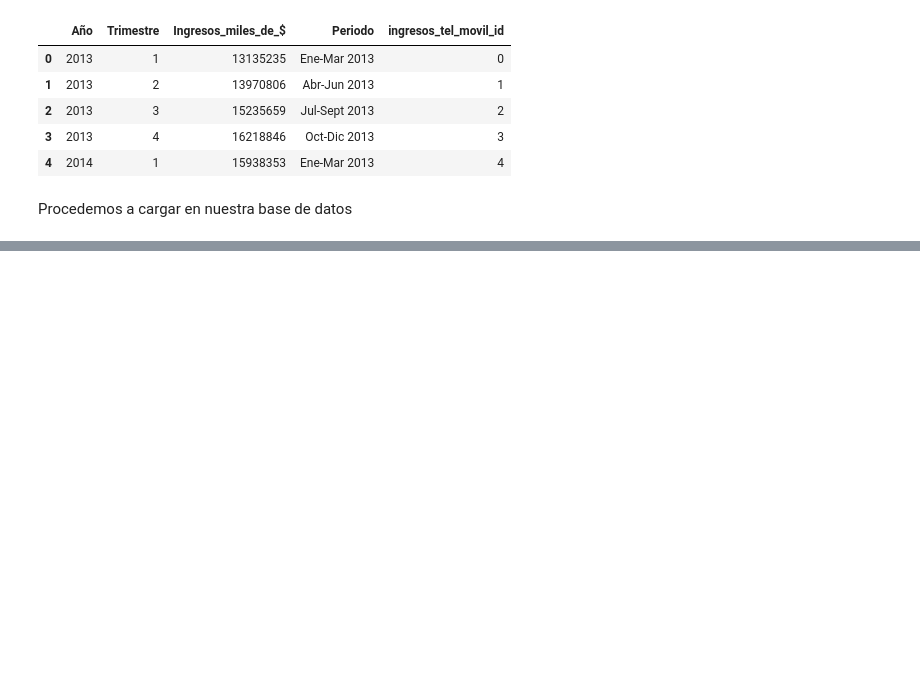
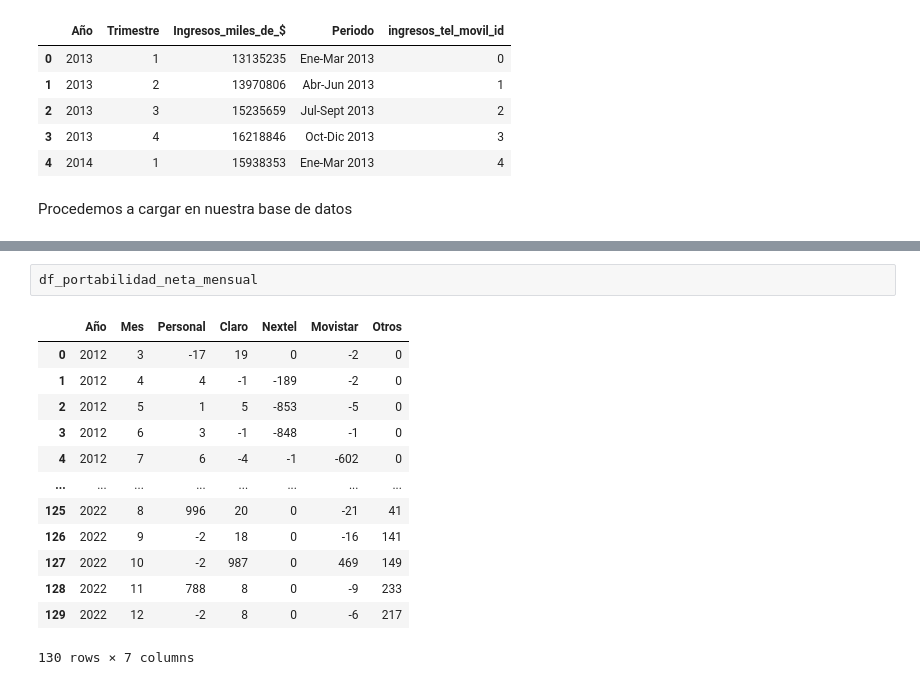
Before and after one commit to freddyv1828/Telecomunicaciones, a Jupyter notebook: Notebooks/Etl_tel_movil.ipynb, the cells around one changed output, grey strips where cells are left out. Drawn from its saved outputs; the diff is of its cells as text; blank space fills up the shorter version.

```diff
--- a/Notebooks/Etl_tel_movil.ipynb
+++ b/Notebooks/Etl_tel_movil.ipynb
@@ -61,0 +81,16 @@ df_ingresos_tl_movil.to_sql("ingreso_telefonia_movil", con=conexion_bd.engine, i
+# %%
+df_portabilidad_neta_mensual
+# %% [output]
+|  | Año | Mes | Personal | Claro | Nextel | Movistar | Otros |
+| 0 | 2012 | 3 | -17 | 19 | 0 | -2 | 0 |
+| 1 | 2012 | 4 | 4 | -1 | -189 | -2 | 0 |
+| 2 | 2012 | 5 | 1 | 5 | -853 | -5 | 0 |
+| 3 | 2012 | 6 | 3 | -1 | -848 | -1 | 0 |
+| 4 | 2012 | 7 | 6 | -4 | -1 | -602 | 0 |
+| ... | ... | ... | ... | ... | ... | ... | ... |
+| 125 | 2022 | 8 | 996 | 20 | 0 | -21 | 41 |
+| 126 | 2022 | 9 | -2 | 18 | 0 | -16 | 141 |
+| 127 | 2022 | 10 | -2 | 987 | 0 | 469 | 149 |
+| 128 | 2022 | 11 | 788 | 8 | 0 | -9 | 233 |
+| 129 | 2022 | 12 | -2 | 8 | 0 | -6 | 217 |
+130 rows × 7 columns
```
Also changed, not shown: parts of 19 cells of this notebook, 10 other files.
